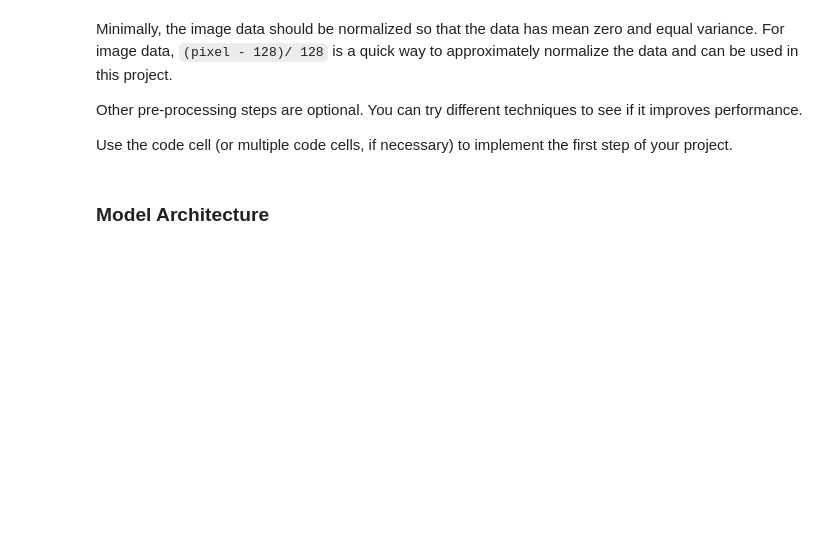
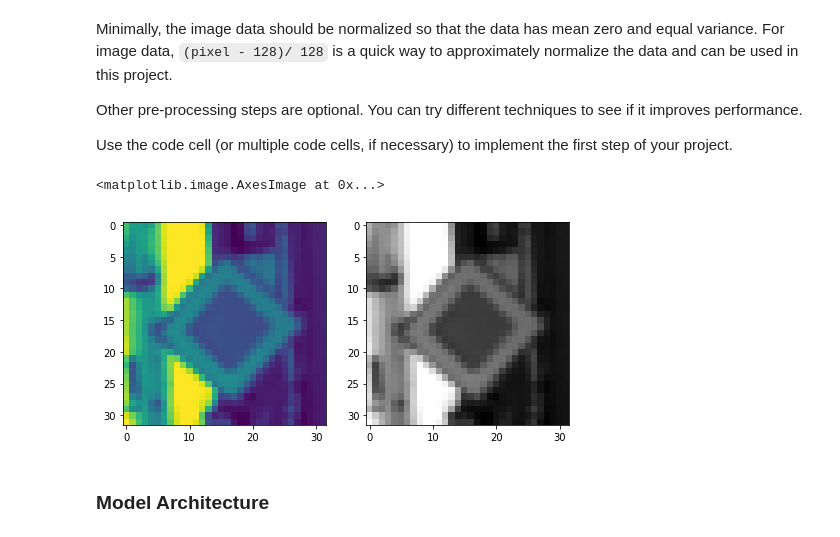
Before and after one commit to yuan-ji/CarND-Traffic-Sign-Classifier-Project, a Jupyter notebook: Traffic_Sign_Classifier.ipynb, the cells around one changed output. Drawn from its saved outputs; the diff is of its cells as text; code cells hidden in the pictures; blank space fills up the shorter version.

```diff
--- a/Traffic_Sign_Classifier.ipynb
+++ b/Traffic_Sign_Classifier.ipynb
@@ -156,47 +192,54 @@ def conver_to_gray(image_data):
     image_data = image_data[:,:,:,0]*0.299 + image_data[:,:,:,1]*0.587 + image_data[:,:,:,2]*0.114
     return image_data[:,:,:,np.newaxis]
 
 
 def pre_process(image_data):
     image_data = conver_to_gray(image_data)
     image_data = normalization(image_data)
     return image_data
 
 
 
 def cv2_convert_to_gray(img):
     img = cv2.cvtColor(img, cv2.COLOR_RGB2GRAY)
     return img
 
 def cv2_pre(X_data):
     X = []
 #     zeros = np.zeros((32,32,1))
     for img in X_data:
         img = cv2_convert_to_gray(img)
         cv2.normalize(img, img, alpha=0, beta=1, norm_type=cv2.NORM_L2, dtype=cv2.CV_32F)
         img = img[:,:,np.newaxis]
         X.append(img)
     return X
 
 
+# test grayscale
+plt.figure(figsize=[8,5])
+idx = random.randint(0, len(X_train))
+
+plt.subplot(1,2,1)
+plt.imshow(X_train[idx].squeeze())
+
+plt.subplot(1,2,2)
+plt.imshow(X_train[idx].squeeze(),cmap='gray')
+
+
+
 # use cv2 to do the pre process
-# X_train = cv2_pre(X_train)
-# X_valid = cv2_pre(X_valid)
-# X_test = cv2_pre(X_test)
+X_train = cv2_pre(X_train)
+X_valid = cv2_pre(X_valid)
+X_test = cv2_pre(X_test)
 
 
 ## Use array to do the pre process
-X_train = pre_process(X_train)
-X_valid = pre_process(X_valid)
-X_test = pre_process(X_test)
-
-# X_valid[0].shape
-print(X_train[index].shape)
-
-# print(image)
-plt.figure(figsize=(1,1))
-plt.imshow(X_train[index].squeeze(),cmap='gray')
-# print (X_train[index])
+# X_train = pre_process(X_train)
+# X_valid = pre_process(X_valid)
+# X_test = pre_process(X_test)
+# %% [output]
+<matplotlib.image.AxesImage at 0x...>
+[figure, added]
 # %% [markdown]
 ### Model Architecture
 # %%
```
Also changed, not shown: parts of 3 cells of this notebook, 10 other files.
